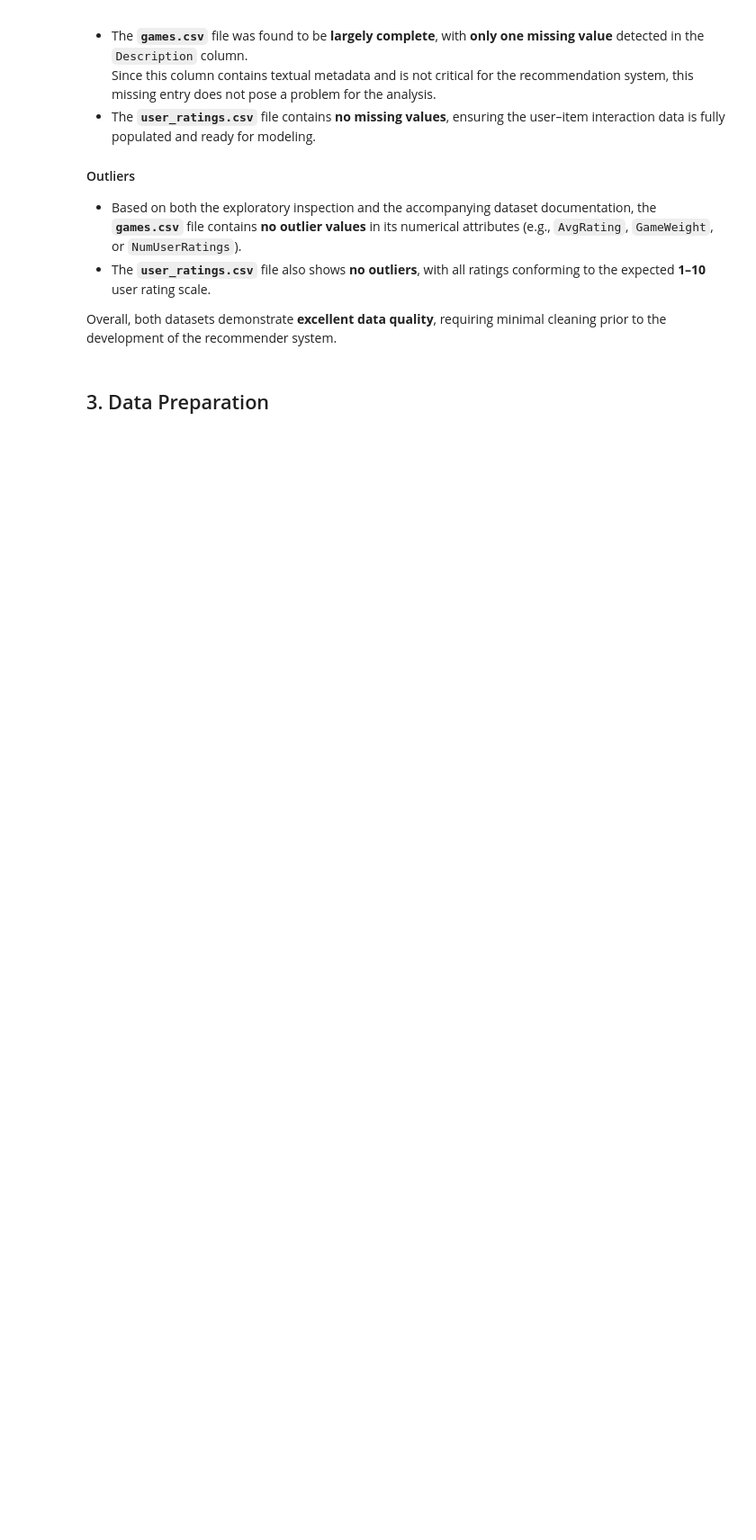
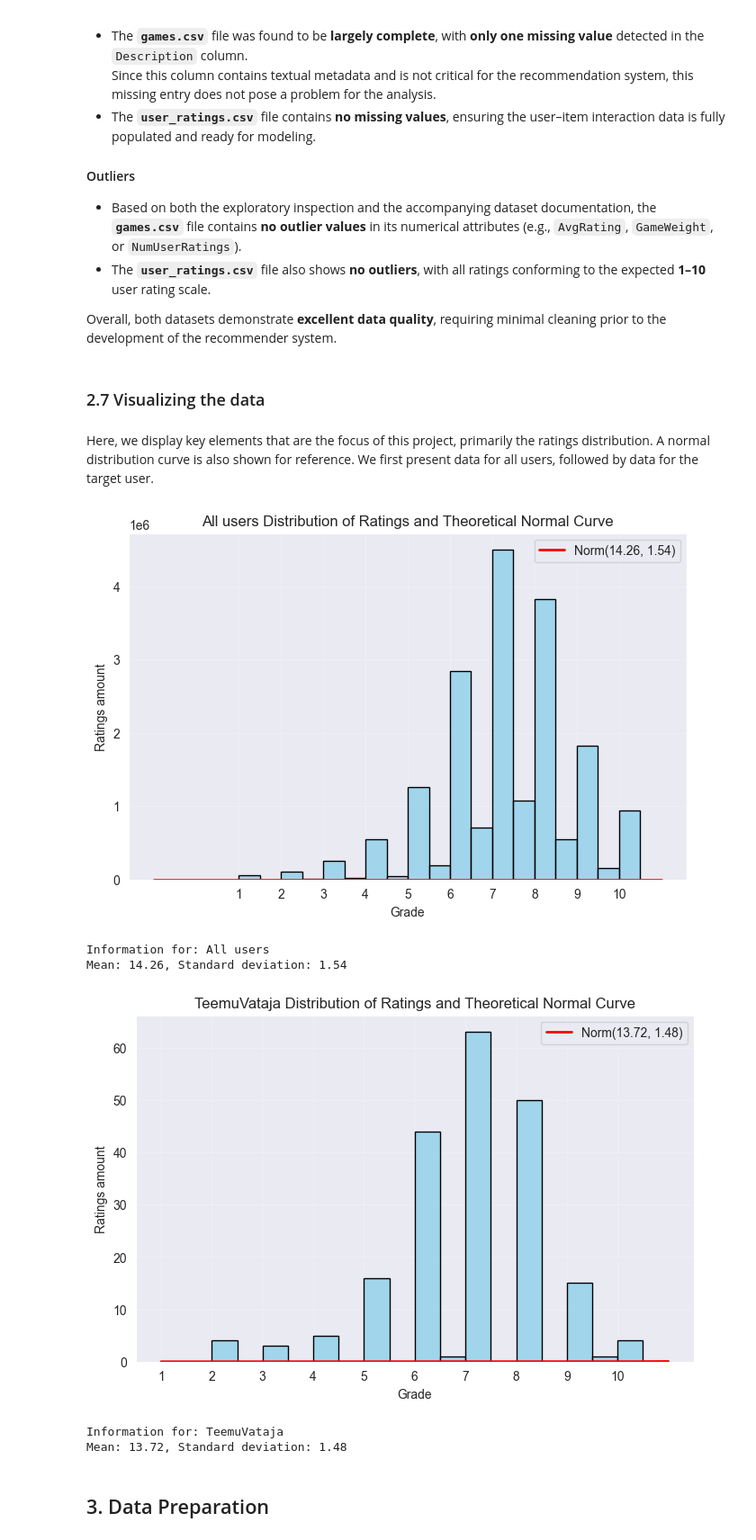
Before and after one commit to VilleSchulz/Machine-learning, a Jupyter notebook: Projekti/boardgamerecommender.ipynb, the cells around one changed output. Shown at 90% size. Cells and saved outputs as stored; diff of their text form; code cells hidden in the pictures; blank space fills up the shorter version.

```diff
--- a/Projekti/boardgamerecommender.ipynb
+++ b/Projekti/boardgamerecommender.ipynb
@@ -249,2 +142,52 @@ Overall, both datasets demonstrate **excellent data quality**, requiring minimal
+# %% [markdown]
+### 2.7 Visualizing the data
+# %% [markdown]
+Here, we display key elements that are the focus of this project, primarily the ratings distribution. A normal distribution curve is also shown for reference. We first present data for all users, followed by data for the target user.
+# %%
+import numpy as np
+import seaborn as sns
+import matplotlib.pyplot as plt
+
+def create_distribution_histogram(title,user_data):
+
+    bins = np.arange(1, 11 + 0.5, 0.5)
+
+    mu = np.mean(user_data)*2
+    sigma = np.std(user_data, ddof=1)
+
+    # plot histogram
+    plt.figure(figsize=(8,5))
+    sns.histplot(user_data, bins=bins, kde=False, color='skyblue', edgecolor='black')
+
+    # Draw theoretical normal distribution
+    x = np.linspace(min(user_data)-1, max(user_data)+1, 200)
+    pdf = (1 / (sigma * np.sqrt(2 * np.pi))) * np.exp(-0.5 * ((x - mu) / sigma) ** 2)
+    plt.plot(x, pdf, color='red', linewidth=2, label=f'Norm({mu:.2f}, {sigma:.2f})')
+
+    # Set titles and legends
+    plt.title(f'{title} Distribution of Ratings and Theoretical Normal Curve')
+    plt.xticks(range(1, 11))
+    #plt.yticks(np.arange())
+
+    plt.xlabel('Grade')
+    plt.ylabel('Ratings amount')
+    plt.legend()
+    plt.grid(alpha=0.2)
+    plt.show()
+    print(f"Information for: {title}")
+    print(f"Mean: {mu:.2f}, Standard deviation: {sigma:.2f}")
+
+all_users_data = df_user_ratings["Rating"]
+create_distribution_histogram("All users",all_users_data)
+
+user_data = df_user_ratings[df_user_ratings["Username"] == target_user]["Rating"]
+create_distribution_histogram(target_user,user_data)
+# %% [output]
+[figure, added]
+Information for: All users
+Mean: 14.26, Standard deviation: 1.54
+[figure, added]
+Information for: TeemuVataja
+Mean: 13.72, Standard deviation: 1.48
 # %% [markdown]
 ## 3. Data Preparation
```
Also changed, not shown: parts of 45 cells of this notebook, 1 other file.
